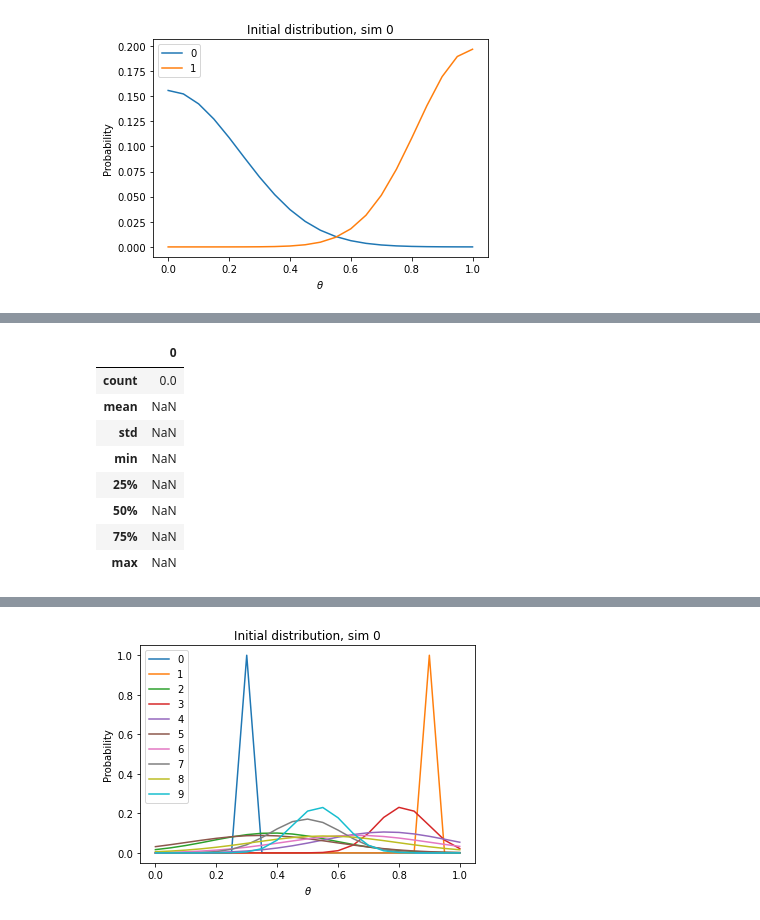
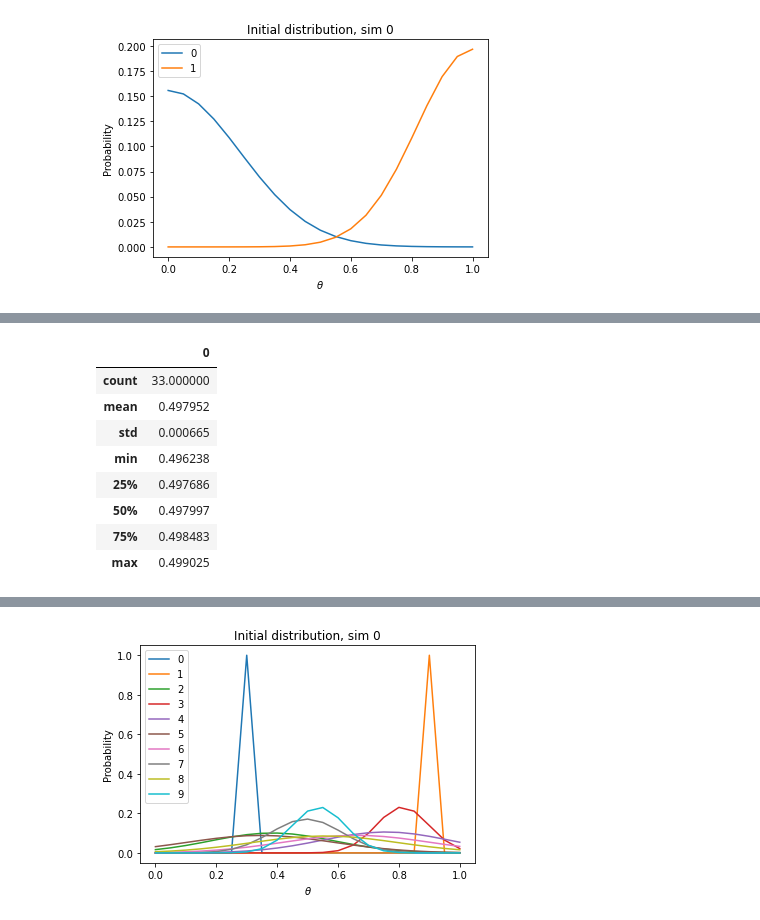
Before and after one commit to YutongB/Opinion-Dynamics, a Jupyter notebook: notebooks/interact.ipynb, the cells around one changed output, grey strips where cells are left out. Drawn from its saved outputs; the diff is of its cells as text; code cells hidden in the pictures.

```diff
--- a/notebooks/interact.ipynb
+++ b/notebooks/interact.ipynb
@@ -36,15 +43,15 @@ res[2].plot_initial_distr()
 # %%
-pd.DataFrame(sim.data.mean_list[500:,-1]).describe()
+pd.DataFrame(sim.results.mean_list[100:,-1]).describe()
 # %% [output]
 |  | 0 |
-| count | 0.0 |
-| mean | NaN |
-| std | NaN |
-| min | NaN |
-| 25% | NaN |
-| 50% | NaN |
-| 75% | NaN |
-| max | NaN |
+| count | 33.000000 |
+| mean | 0.497952 |
+| std | 0.000665 |
+| min | 0.496238 |
+| 25% | 0.497686 |
+| 50% | 0.497997 |
+| 75% | 0.498483 |
+| max | 0.499025 |
 # %%
 sim.plotly_distr()
 # %% [output]
```
Also changed, not shown: parts of 3 cells of this notebook, 3 other files.
